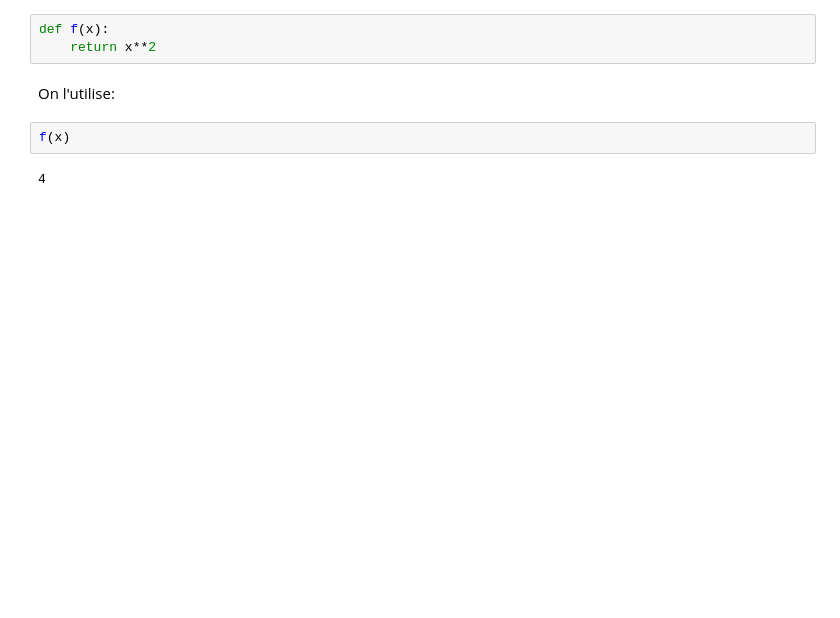
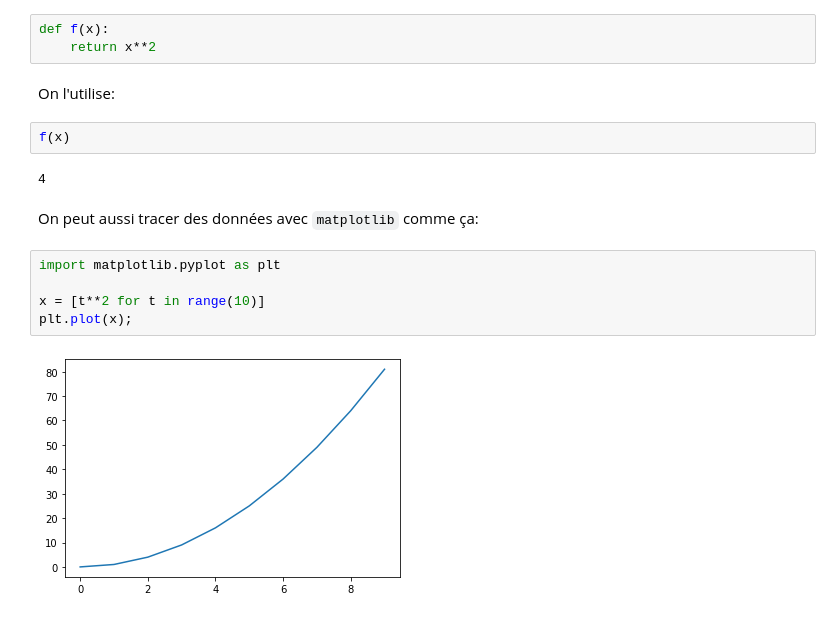
Before and after one commit to RikVoorhaar/probastat2020, a Jupyter notebook: _build/doctrees/nbsphinx/notebooks/instructions.ipynb, the cells around one changed output. Saved outputs shown, nothing was run; the diff lists cells and outputs as text; blank space fills up the shorter version.

```diff
--- a/_build/doctrees/nbsphinx/notebooks/instructions.ipynb
+++ b/_build/doctrees/nbsphinx/notebooks/instructions.ipynb
@@ -85,3 +85,12 @@ On l'utilise:
 f(x)
 # %% [output]
 4
+# %% [markdown]
+On peut aussi tracer des données avec `matplotlib` comme ça:
+# %%
+import matplotlib.pyplot as plt
+
+x = [t**2 for t in range(10)]
+plt.plot(x);
+# %% [output]
+[figure, added]
```
Also changed, not shown: parts of 18 cells of this notebook, 47 other files.
